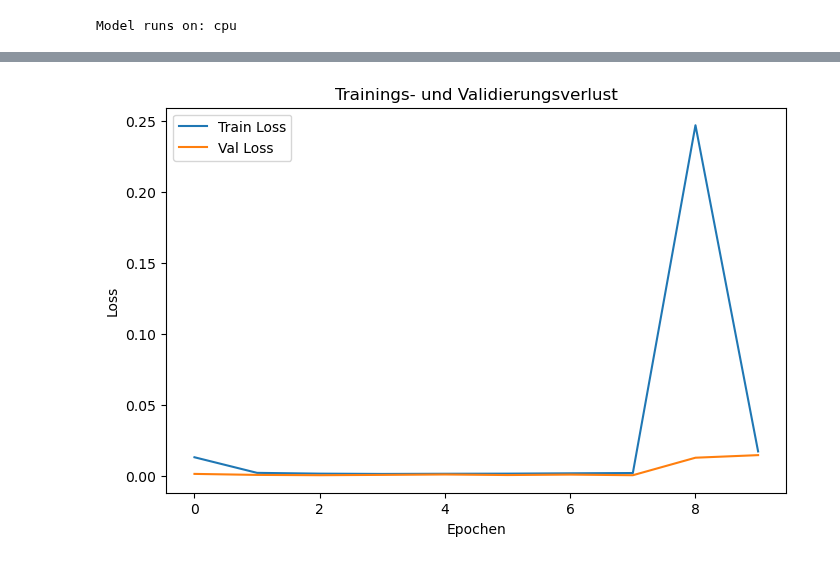
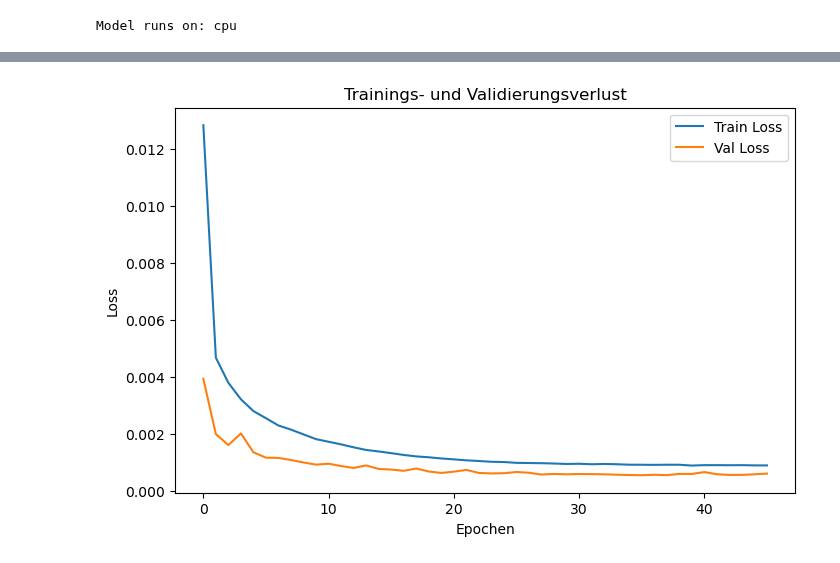
Before and after one commit to maxwebcloud/ep_forecasting, a Jupyter notebook: rnn_model_pytorch.ipynb, the cells around one changed output, grey strips where cells are left out. Drawn from its saved outputs; the diff is of its cells as text; code cells hidden in the pictures.

```diff
--- a/rnn_model_pytorch.ipynb
+++ b/rnn_model_pytorch.ipynb
@@ -267,7 +267,7 @@ final_model = SimpleRNN(input_size=X_train.shape[2], hp=best_hp)
 criterion = nn.MSELoss()
 optimizer = torch.optim.Adam(final_model.parameters(), lr=best_hp['learning_rate'])
 
-num_epochs = 10
+num_epochs = 50
 train_loss_history = []
 val_loss_history = []
 patience = 10
@@ -335,4 +342,4 @@ Epoch [10/10], Train Loss: 0.0176, Val Loss: 0.0150
-[figure, old version]
+[figure, new version]
 # %%
 # load trained model
 rnn_final = SimpleRNN(input_size=X_train.shape[2], hp=best_hp)
```
Also changed, not shown: parts of 5 cells of this notebook, 1 other file.
